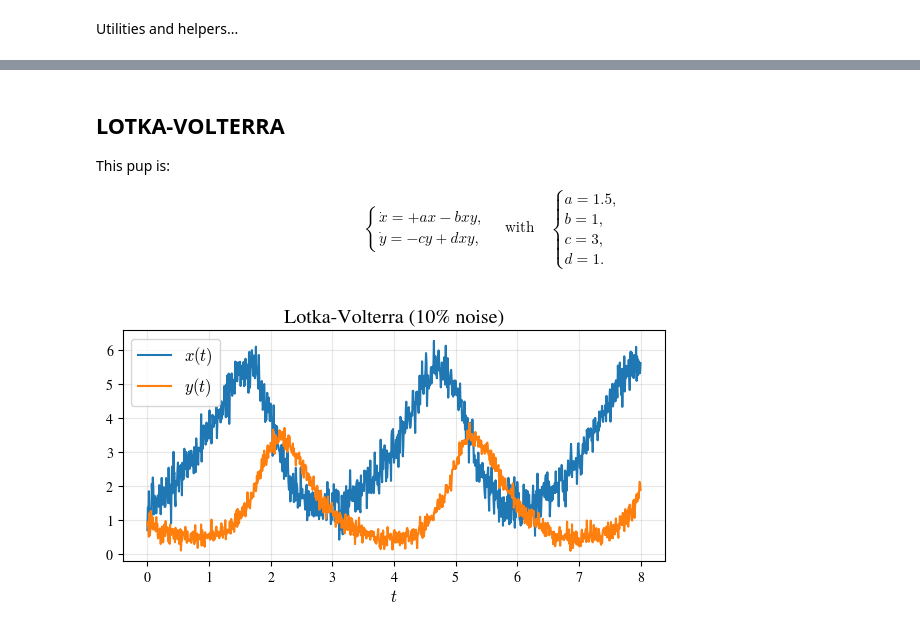
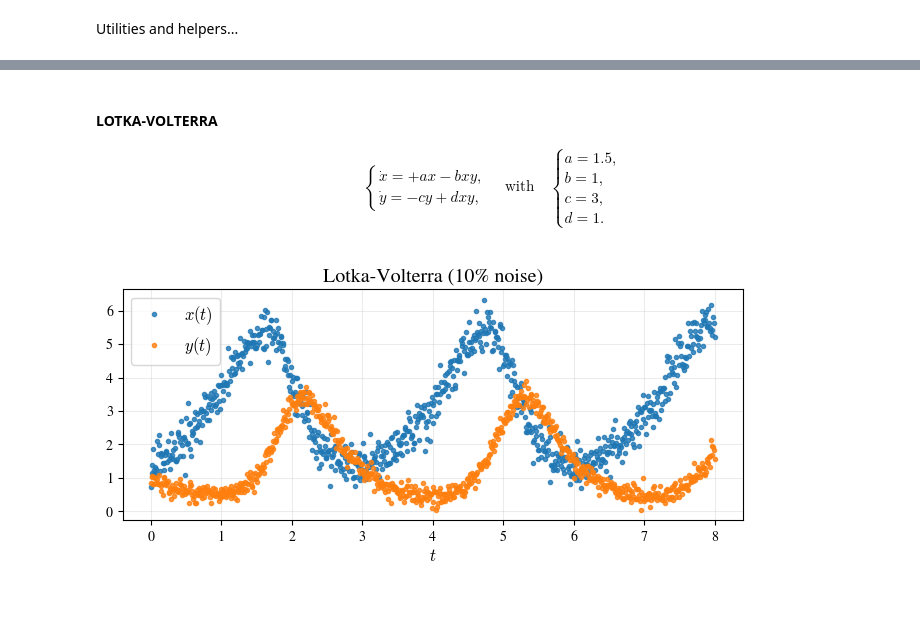
Before and after one commit to SethMinor/PyWSINDy-for-PDEs, a Jupyter notebook: examples/wsindy_ode_examples.ipynb, the cells around one changed output, grey strips where cells are left out. Drawn from its saved outputs; the diff is of its cells as text; code cells hidden in the pictures; blank space fills up the shorter version.

```diff
--- a/examples/wsindy_ode_examples.ipynb
+++ b/examples/wsindy_ode_examples.ipynb
@@ -162,8 +138,6 @@ Verified: (u) = 1.4986 (true 1.5), (u^2) = -0.7458 (true -0.75)
 # %% [markdown]
-## **LOTKA-VOLTERRA**
-
-This pup is:
-\begin{align*}
+#### **LOTKA-VOLTERRA**
+$$\begin{align*}
   \begin{cases}
     \dot{x} = +ax - bxy,\\
     \dot{y} = -cy + dxy,
@@ -178,26 +152,27 @@ This pup is:
     \\
     d = 1.
   \end{cases}
-\end{align*}
+\end{align*}$$
 # %%
+# Generate data
+t = torch.linspace(0, 8, 801)
+#t = torch.linspace(0, 8, 1001)
+
 a, b, c, d = 1.5, 1.0, 3.0, 1.0
-t_np = np.linspace(0, 8, 1001)
+def lotka_volterra(t, z):
+  x,y = z
+  return [a*x - b*x*y, -c*y + d*x*y]
+sol = solve_ivp(lotka_volterra, (t[0],t[-1]), [1.5,1.0], t_eval=t, rtol=1e-12, atol=1e-12, method='DOP853')
+lv_clean = convert_to_torch(sol)
 
-def lotka_volterra_rhs(t, z):
-  x,y = z
-  return [a*x - b*x*y,
-          -c*y + d*x*y]
+# Add noise and plot
+noise = 0.10
+names = ['x', 'y']
+title = f'Lotka-Volterra ({noise*100:.0f}% noise)'
+torch.manual_seed(0)
 
-sol = solve_ivp(lotka_volterra_rhs, (t_np[0], t_np[-1]), [1.5, 1.0], t_eval=t_np,
-                rtol=1e-12, atol=1e-12, method='DOP853')
-
-noise = 0.10
-t = torch.tensor(t_np, dtype=torch.float64)
-lv_clean = to_torch_solution(sol)
-torch.manual_seed(0)
 [x,y] = add_noise_to_states(lv_clean, noise)
-
-plot_states(t_np, [x,y], ['x','y'], f'Lotka-Volterra ({noise*100:.0f}% noise)')
+plot_states_ode(t, [x,y], names, title, ls='.', alpha=0.8)
 # %% [output]
-[figure, old version]
+[figure, new version]
 # %%
```
Also changed, not shown: parts of 17 cells of this notebook, 2 other files.
